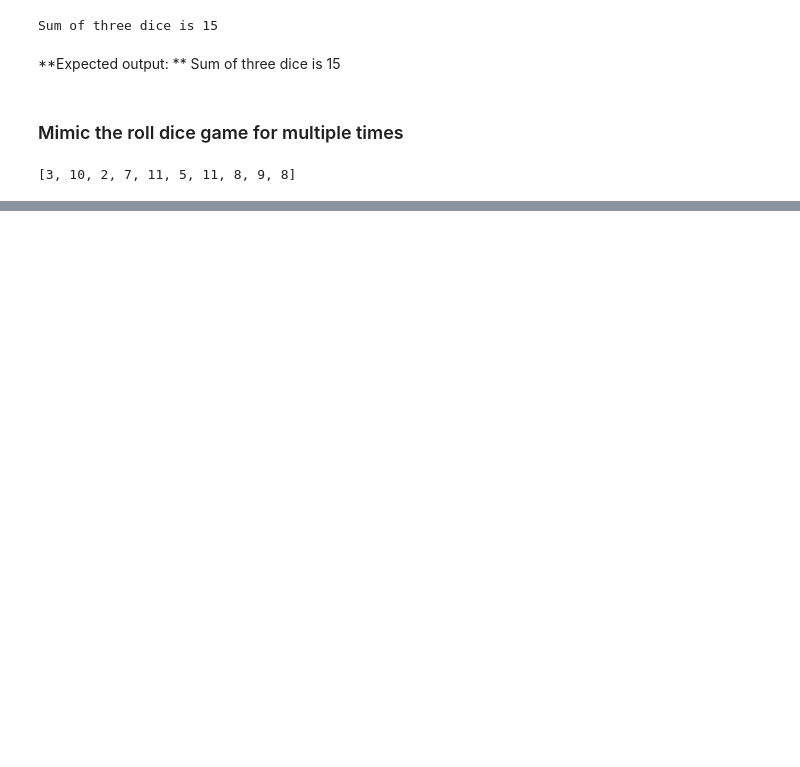
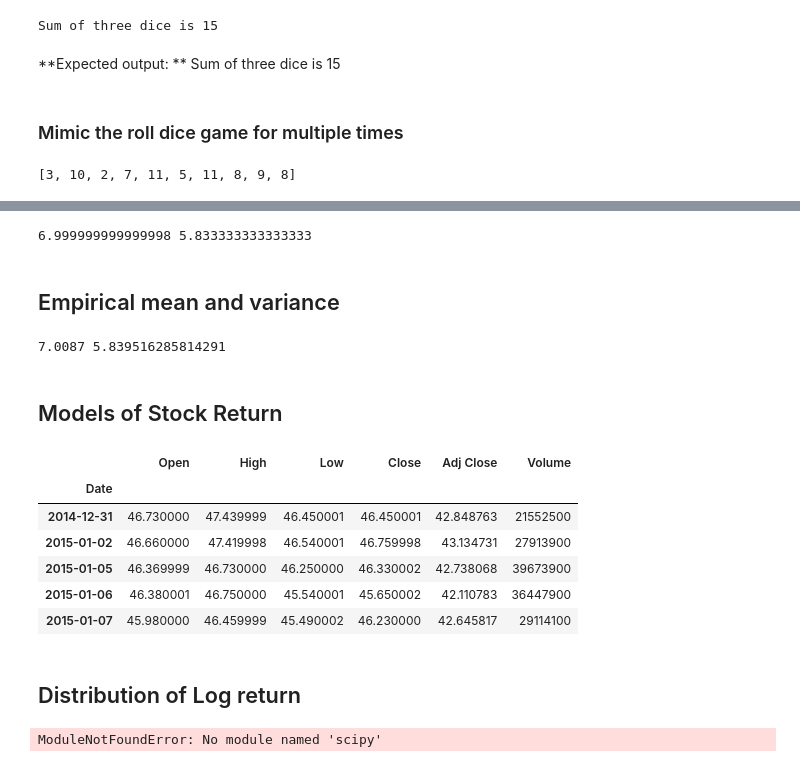
Before and after one commit to gmineo/Coursera-Financial_Analysis, a Jupyter notebook: Week 2 Coursera Stock.ipynb, the cells around one changed output, grey strips where cells are left out. Saved outputs shown, nothing was run; the diff lists cells and outputs as text; code cells hidden in the pictures; blank space fills up the shorter version.

```diff
--- a/Week 2 Coursera Stock.ipynb
+++ b/Week 2 Coursera Stock.ipynb
@@ -43,0 +130,7 @@ print(result[:10])
+# %%
+#Output the mean and variance of the distribution. Mean and variance can be used to describe a distribution
+print(mean, var)
+# %% [output]
+6.999999999999998 5.833333333333333
+# %% [markdown]
+## Empirical mean and variance
@@ -43,0 +141,21 @@ print(result[:10])
+# %%
+#print the mean and variance of the 20000 trials
+results = pd.Series(results)
+print(results.mean(), results.var())
+# %% [output]
+7.0087 5.839516285814291
+# %% [markdown]
+##  Models of Stock Return
+# %%
+ms = pd.read_csv('microsoft.csv',index_col = 0)
+ms.head()
+# %% [output]
+|  | Open | High | Low | Close | Adj Close | Volume |
+| Date |  |  |  |  |  |  |
+| 2014-12-31 | 46.730000 | 47.439999 | 46.450001 | 46.450001 | 42.848763 | 21552500 |
+| 2015-01-02 | 46.660000 | 47.419998 | 46.540001 | 46.759998 | 43.134731 | 27913900 |
+| 2015-01-05 | 46.369999 | 46.730000 | 46.250000 | 46.330002 | 42.738068 | 39673900 |
+| 2015-01-06 | 46.380001 | 46.750000 | 45.540001 | 45.650002 | 42.110783 | 36447900 |
+| 2015-01-07 | 45.980000 | 46.459999 | 45.490002 | 46.230000 | 42.645817 | 29114100 |
+# %% [markdown]
+## Distribution of Log return
@@ -43,0 +165,16 @@ print(result[:10])
+# %%
+# Plot a histogram to show the distribution of log return of Microsoft's stock.
+# You can see it is very close to a normal distribution
+from scipy.stats import norm
+mu = ms['LogReturn'].mean()
+sigma = ms['LogReturn'].std(ddof=1)
+
+density = pd.DataFrame()
+density['x'] = np.arange(ms['LogReturn'].min()-0.01, ms['LogReturn'].max()+0.01, 0.001)
+density['pdf'] = norm.pdf(density['x'], mu, sigma)
+
+ms['LogReturn'].hist(bins=50, figsize=(15, 8))
+plt.plot(density['x'], density['pdf'], color='red')
+plt.show()
+# %% [output]
+ModuleNotFoundError: No module named 'scipy'
```
Also changed, not shown: parts of 16 cells of this notebook.
